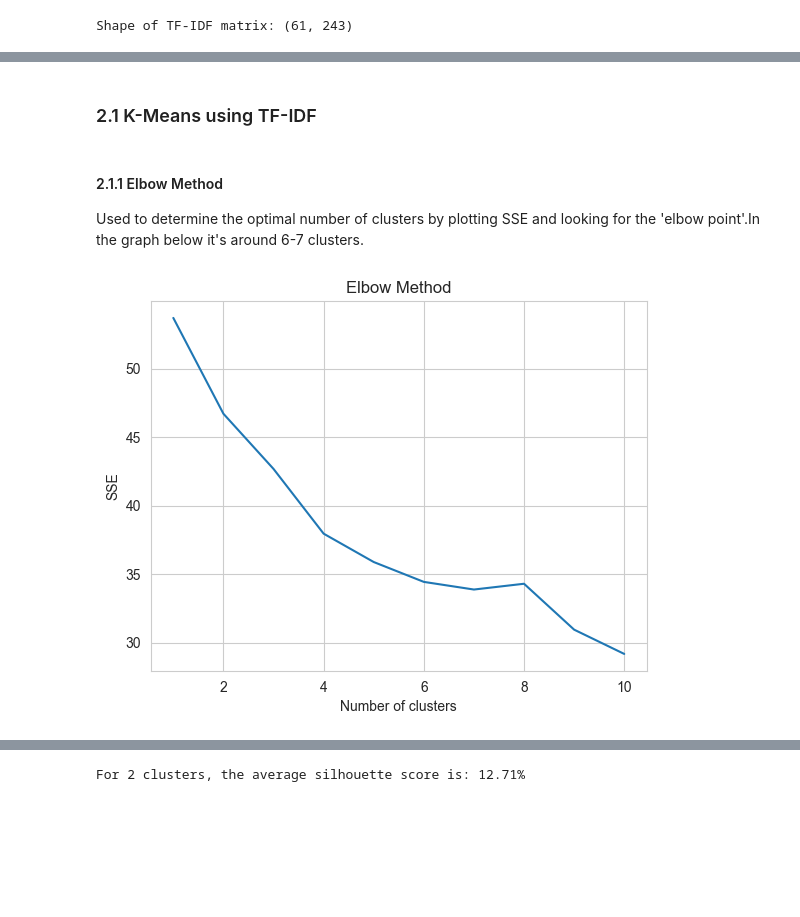
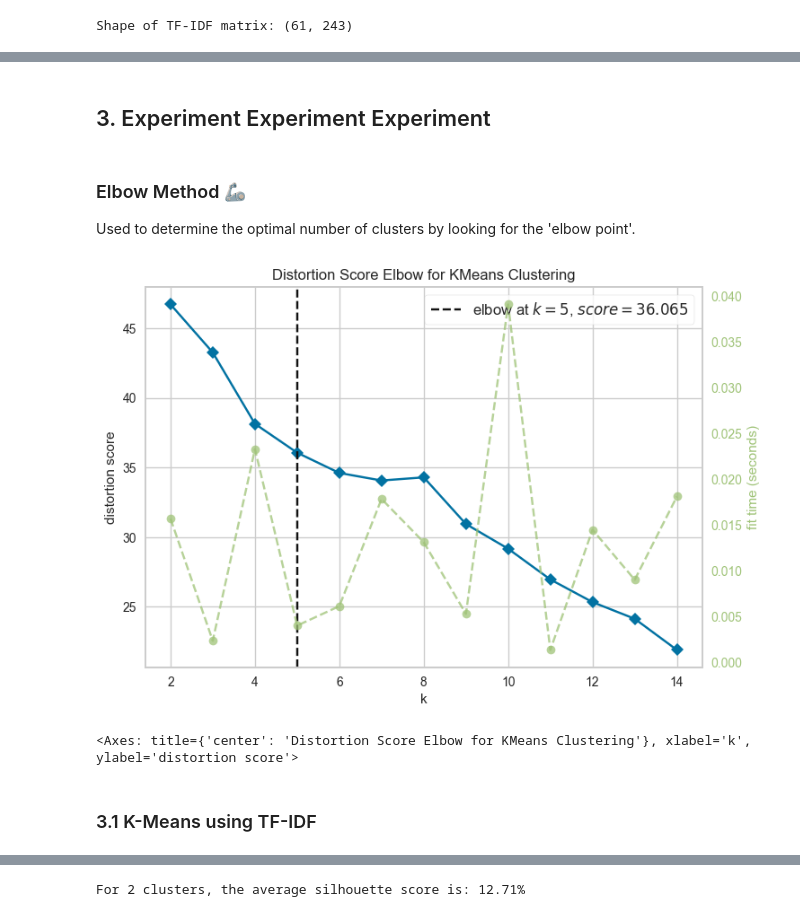
Before and after one commit to TamirG765/NLP-Clustering-Project, a Jupyter notebook: grouping_models.ipynb, the cells around one changed output, grey strips where cells are left out. Cells and saved outputs as stored; diff of their text form; code cells hidden in the pictures; blank space fills up the shorter version.

```diff
--- a/grouping_models.ipynb
+++ b/grouping_models.ipynb
@@ -80,5 +207,30 @@ For the above, I wanted to check if the dimensions of the matrix and the unique
+# %% [markdown]
+## 3. Experiment Experiment Experiment
+# %% [markdown]
+### Elbow Method 🦾
+Used to determine the optimal number of clusters by looking for the 'elbow point'.
+# %%
+# Import necessary libraries
+from sklearn.cluster import KMeans
+from yellowbrick.cluster import KElbowVisualizer
+
+# Initialize the KMeans model
+model = KMeans(random_state=42)
+
+# Initialize the KElbowVisualizer with the KMeans model
+# k is range of number of clusters.
+visualizer = KElbowVisualizer(model, k=(2,15), timings=True)
+
+# Fit the data to the visualizer
+visualizer.fit(tfidf_matrix.toarray())
+
+# Render the plot
+visualizer.show()
+# %% [output]
+[figure, added]
+<Axes: title={'center': 'Distortion Score Elbow for KMeans Clustering'}, xlabel='k', ylabel='distortion score'>
 # %% [markdown]
-### 2.1 K-Means using TF-IDF
+### 3.1 K-Means using TF-IDF
 # %%
 # Import necessary libraries
 from sklearn.cluster import KMeans
@@ -87,4 +238 @@ import seaborn as sns
 import numpy as np
-# %% [markdown]
-#### 2.1.1 Elbow Method
-Used to determine the optimal number of clusters by plotting SSE and looking for the 'elbow point'.</br>In the graph below it's around 6-7 clusters. </br>
@@ -100,10 +238,0 @@ for k in range (1, n):
-# %%
-# Plotting
-sns.set_style("whitegrid")
-g = sns.lineplot(x=range(1, n), y=sse)
-
-g.set(xlabel="Number of clusters", ylabel="SSE", title='Elbow Method')
-
-plt.show()
-# %% [output]
-[figure, removed]
```
Also changed, not shown: parts of 46 cells of this notebook, 3 other files.
